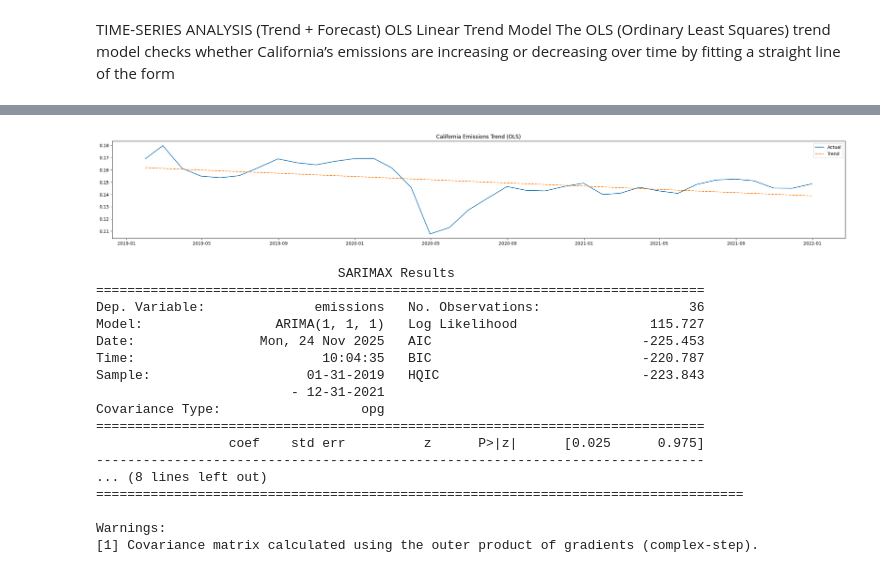
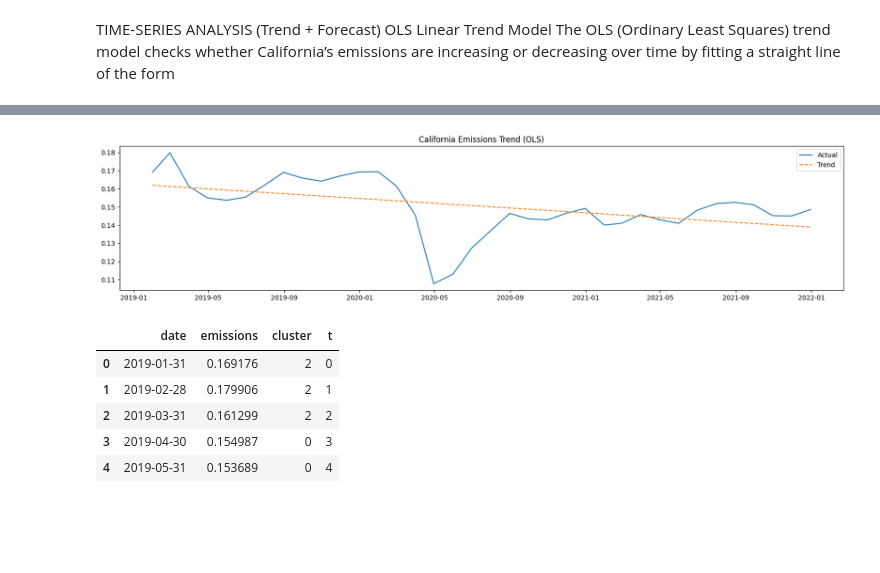
Before and after one commit to Williardm/CARBONEMISSION, a Jupyter notebook: Assignment.ipynb, the cells around one changed output, grey strips where cells are left out. Saved outputs shown, nothing was run; the diff lists cells and outputs as text; code cells hidden in the pictures; blank space fills up the shorter version.

```diff
--- a/Assignment.ipynb
+++ b/Assignment.ipynb
@@ -456,36 +620,21 @@ Notes:
 # %%
 #plottrendline
 #Visualize Trend Line
-plt.figure(figsize=(30,4))
+plt.figure(figsize=(20,4))
 plt.plot(monthly_ca.index, monthly_ca['emissions'], label='Actual')
 plt.plot(monthly_ca.index, trend_model.predict(X), label='Trend', linestyle='--')
 plt.title("California Emissions Trend (OLS)")
 plt.legend()
 plt.show()
 # %% [output]
-[figure, old version]
+[figure, new version]
 # %%
-#1 Fit ARIMA(1,1,1)
-#Import ARIMA model
-from statsmodels.tsa.arima.model import ARIMA
-
-arima_model = ARIMA(monthly_ca['emissions'], order=(1,1,1)).fit()
-print(arima_model.summary())
+df = pd.read_csv("california_monthly_with_clusters.csv")
+df.head()
 # %% [output]
-                               SARIMAX Results
-==============================================================================
-Dep. Variable:              emissions   No. Observations:                   36
-Model:                 ARIMA(1, 1, 1)   Log Likelihood                 115.727
-Date:                Mon, 24 Nov 2025   AIC                           -225.453
-Time:                        10:04:35   BIC                           -220.787
-Sample:                    01-31-2019   HQIC                          -223.843
-                         - 12-31-2021
-Covariance Type:                  opg
-==============================================================================
-                 coef    std err          z      P>|z|      [0.025      0.975]
-------------------------------------------------------------------------------
-... (8 lines left out)
-===================================================================================
-
-Warnings:
-[1] Covariance matrix calculated using the outer product of gradients (complex-step).
+|  | date | emissions | cluster | t |
+| 0 | 2019-01-31 | 0.169176 | 2 | 0 |
+| 1 | 2019-02-28 | 0.179906 | 2 | 1 |
+| 2 | 2019-03-31 | 0.161299 | 2 | 2 |
+| 3 | 2019-04-30 | 0.154987 | 0 | 3 |
+| 4 | 2019-05-31 | 0.153689 | 0 | 4 |
```
Also changed, not shown: parts of 47 cells of this notebook, 1 other file.
